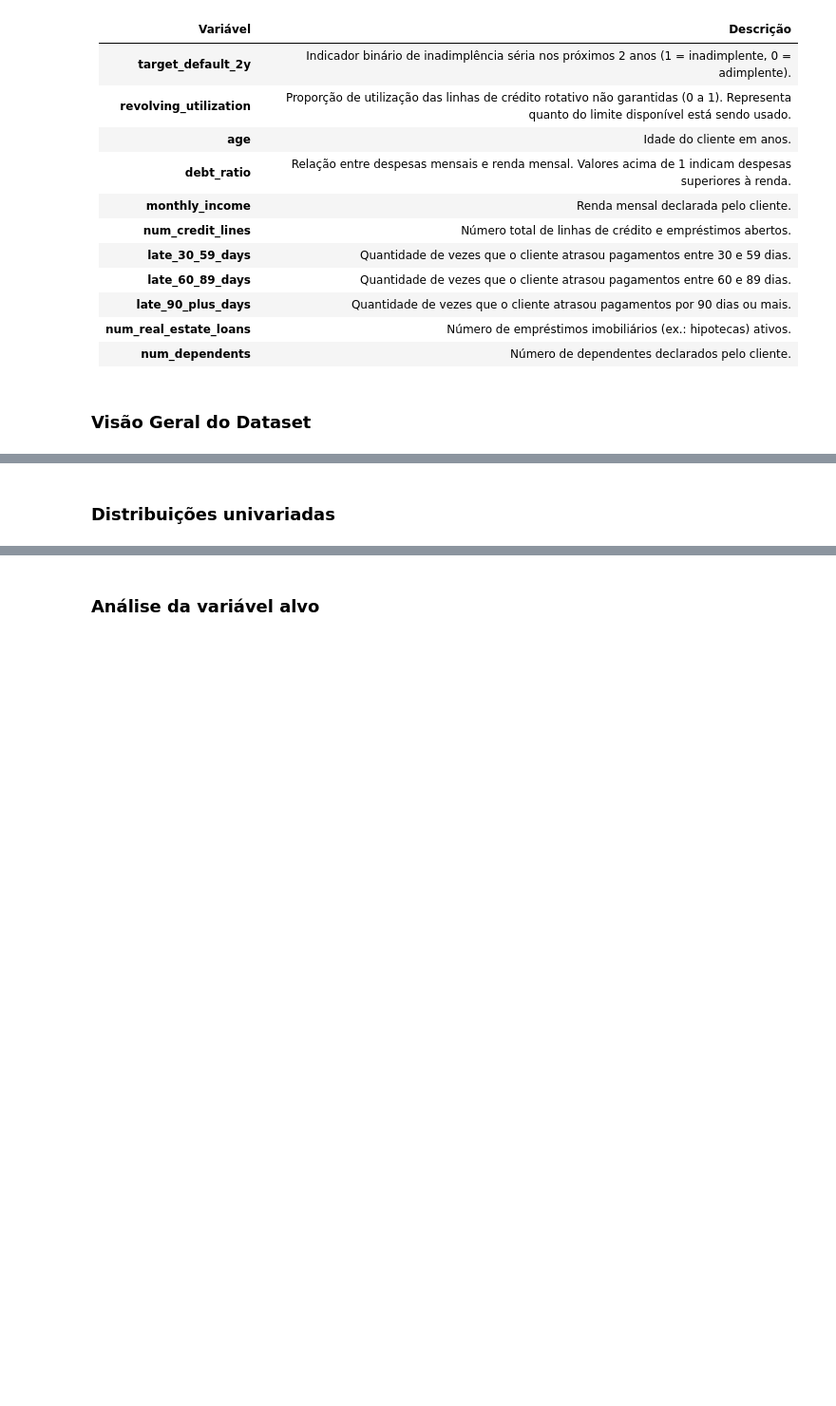
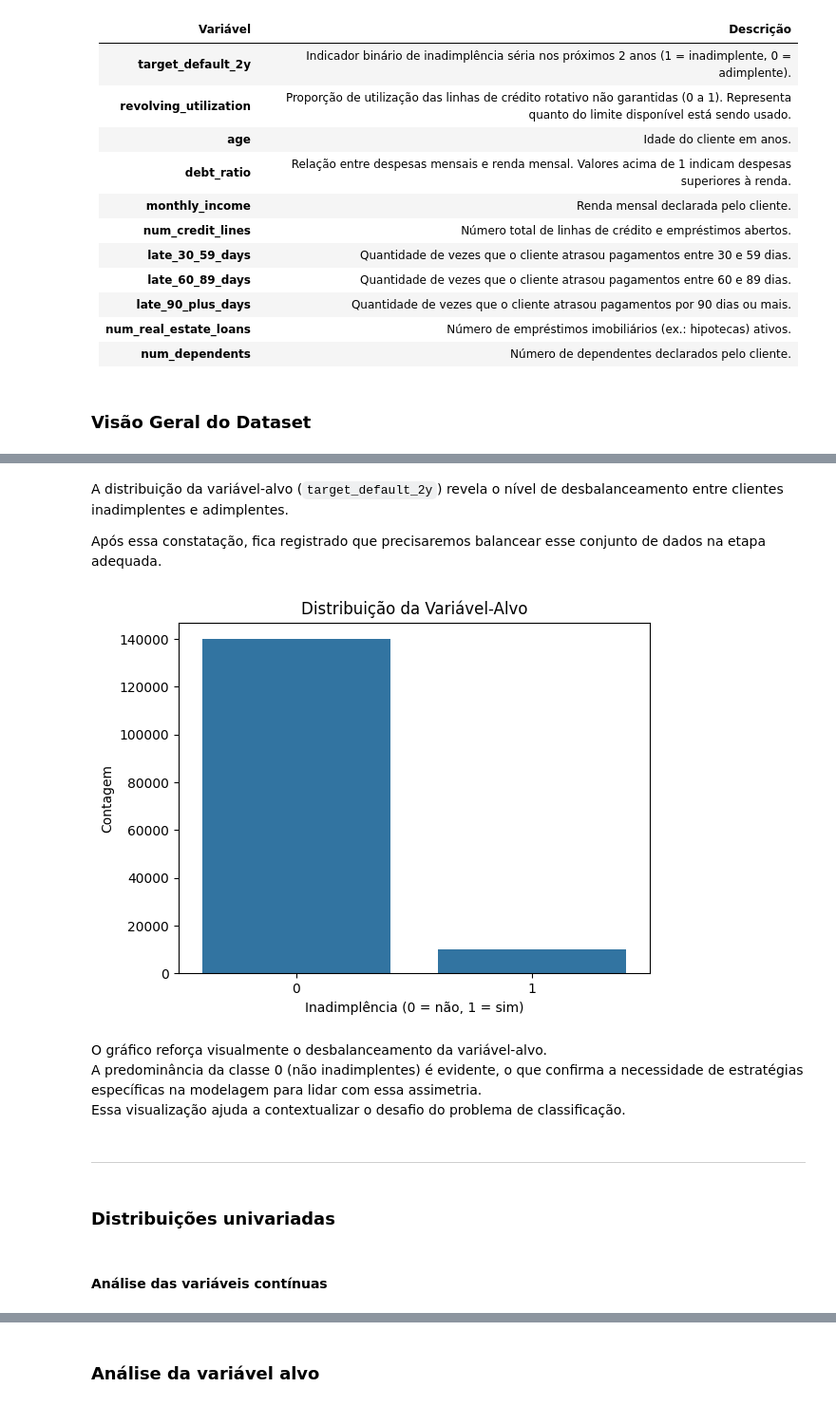
Before and after one commit to eduardoemf/credit-risk-classifier, a Jupyter notebook: notebooks/02_analise_exploratoria.ipynb, the cells around one changed output, grey strips where cells are left out. Shown at 95% size. Drawn from its saved outputs; the diff is of its cells as text; code cells hidden in the pictures; blank space fills up the shorter version.

Commit message:
Avanço na análise exploratória. Conclusão da exploração inicial das variáveis independentes contínuas e discretas

```diff
--- a/notebooks/02_analise_exploratoria.ipynb
+++ b/notebooks/02_analise_exploratoria.ipynb
@@ -34,4 +34,4 @@ pd.set_option('display.float_format', lambda x: '%.2f' % x) # Adaptando visualiz
 ### Visão Geral do Dataset
 # %%
 # Carregamento dos dados
-df =
+df = pd.read_parquet(r'../data/processed//cs-training_cleaned.parquet')
@@ -38,2 +130,23 @@ df =
+# %% [markdown]
+A distribuição da variável-alvo (`target_default_2y`) revela o nível de desbalanceamento entre clientes inadimplentes e adimplentes.
+
+Após essa constatação, fica registrado que precisaremos balancear esse conjunto de dados na etapa adequada.
+# %%
+# Visualização rápida do desbalanceamento da variável alvo
+sns.countplot(data=df, x='target_default_2y')
+plt.title('Distribuição da Variável-Alvo')
+plt.xlabel('Inadimplência (0 = não, 1 = sim)')
+plt.ylabel('Contagem')
+plt.show()
+# %% [output]
+[figure, added]
+# %% [markdown]
+O gráfico reforça visualmente o desbalanceamento da variável-alvo.
+A predominância da classe 0 (não inadimplentes) é evidente, o que confirma a necessidade de estratégias específicas na modelagem para lidar com essa assimetria.
+Essa visualização ajuda a contextualizar o desafio do problema de classificação.
+# %% [markdown]
+--------
 # %% [markdown]
 ### Distribuições univariadas
+# %% [markdown]
+#### Análise das variáveis contínuas
```
Also changed, not shown: parts of 36 cells of this notebook.
